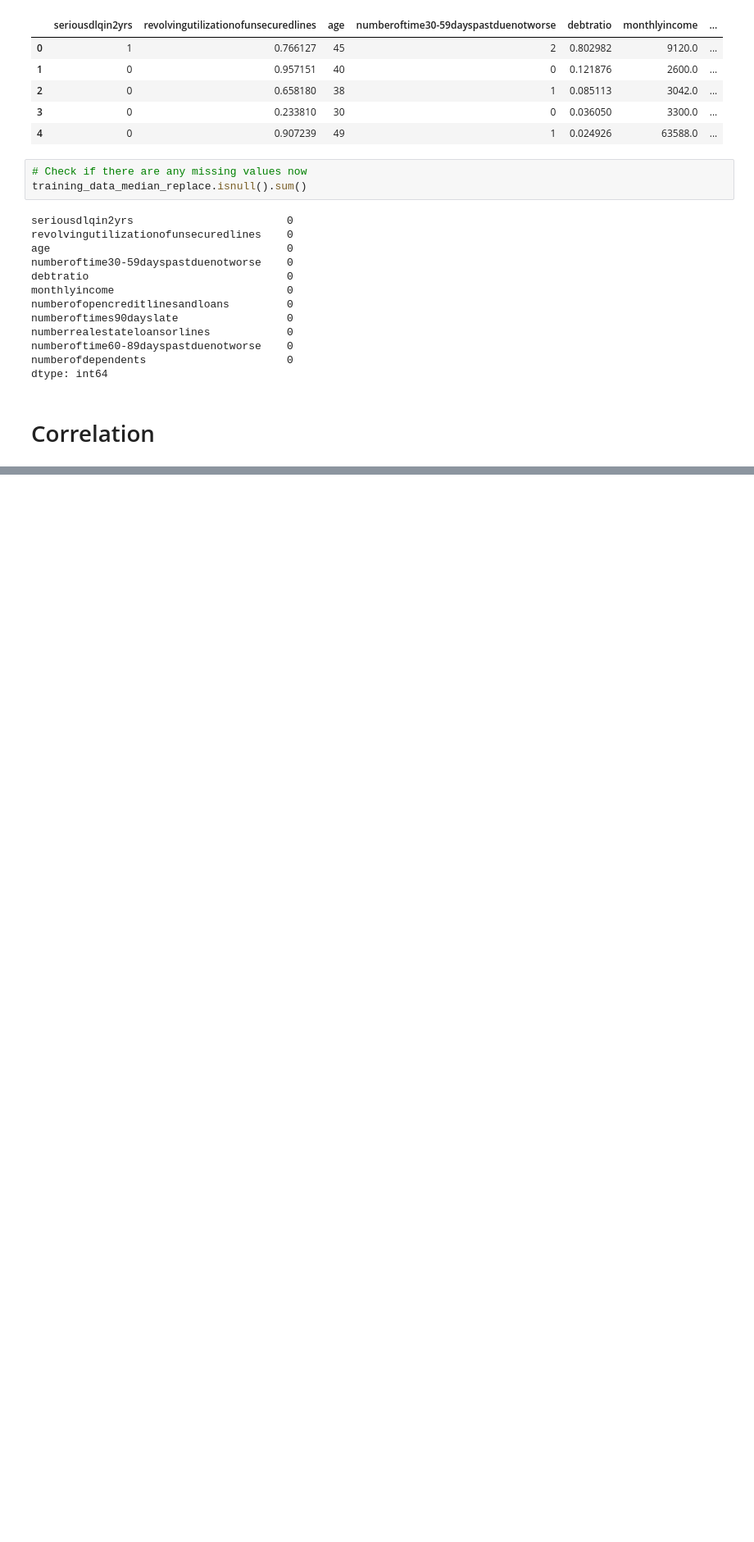
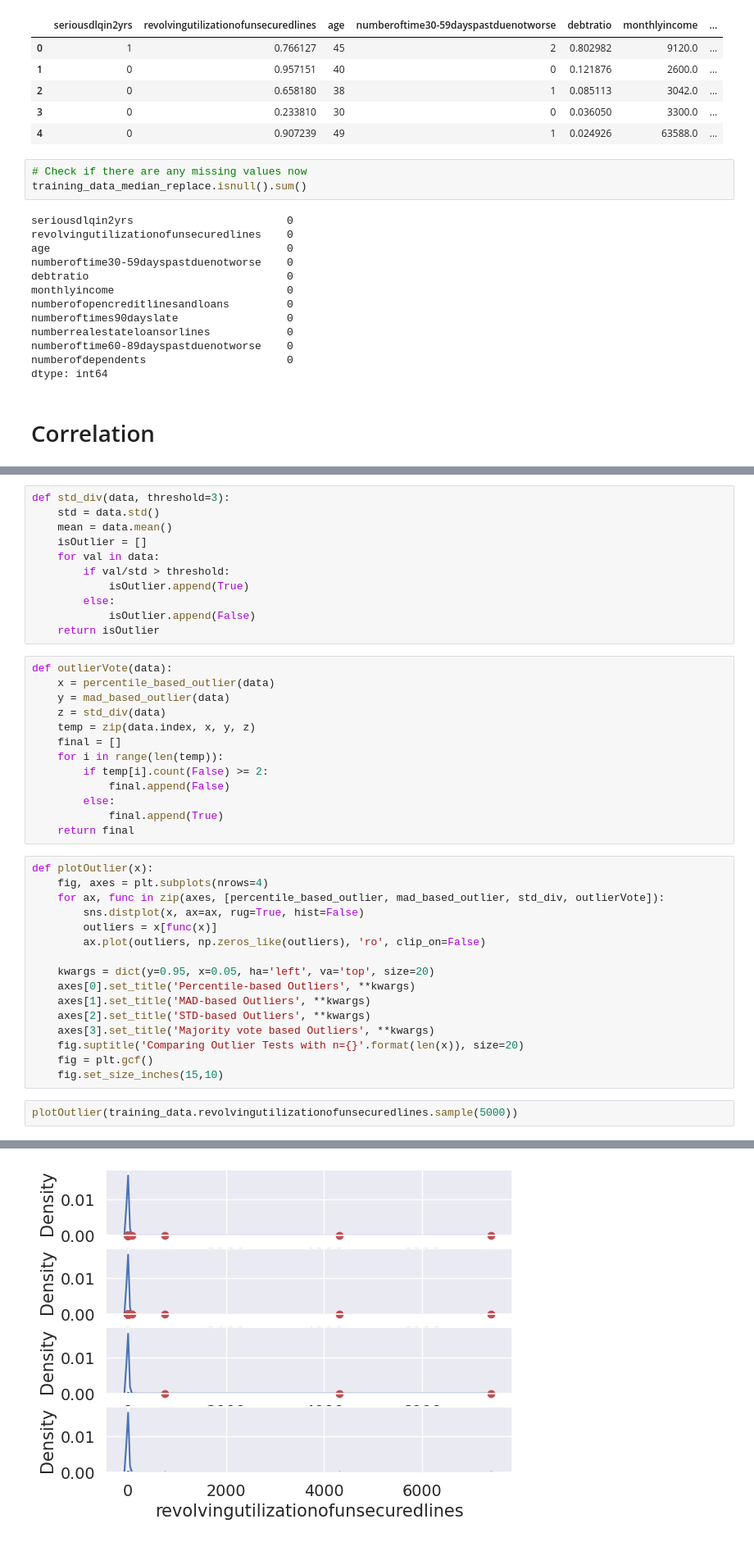
Before and after one commit to LiXinYiEmily/STAT3011_2324_GP7, a Jupyter notebook: replication.ipynb, the cells around one changed output, grey strips where cells are left out. Shown at 82% size. Drawn from its saved outputs; the diff is of its cells as text; blank space fills up the shorter version.

```diff
--- a/replication.ipynb
+++ b/replication.ipynb
@@ -213,0 +254,43 @@ dtype: int64
+# %%
+def std_div(data, threshold=3):
+    std = data.std()
+    mean = data.mean()
+    isOutlier = []
+    for val in data:
+        if val/std > threshold:
+            isOutlier.append(True)
+        else:
+            isOutlier.append(False)
+    return isOutlier
+# %%
+def outlierVote(data):
+    x = percentile_based_outlier(data)
+    y = mad_based_outlier(data)
+    z = std_div(data)
+    temp = zip(data.index, x, y, z)
+    final = []
+    for i in range(len(temp)):
+        if temp[i].count(False) >= 2:
+            final.append(False)
+        else:
+            final.append(True)
+    return final
+# %%
+def plotOutlier(x):
+    fig, axes = plt.subplots(nrows=4)
+    for ax, func in zip(axes, [percentile_based_outlier, mad_based_outlier, std_div, outlierVote]):
+        sns.distplot(x, ax=ax, rug=True, hist=False)
+        outliers = x[func(x)]
+        ax.plot(outliers, np.zeros_like(outliers), 'ro', clip_on=False)
+
+    kwargs = dict(y=0.95, x=0.05, ha='left', va='top', size=20)
+    axes[0].set_title('Percentile-based Outliers', **kwargs)
+    axes[1].set_title('MAD-based Outliers', **kwargs)
+    axes[2].set_title('STD-based Outliers', **kwargs)
+    axes[3].set_title('Majority vote based Outliers', **kwargs)
+    fig.suptitle('Comparing Outlier Tests with n={}'.format(len(x)), size=20)
+    fig = plt.gcf()
+    fig.set_size_inches(15,10)
+# %%
+plotOutlier(training_data.revolvingutilizationofunsecuredlines.sample(5000))
+# %% [output]
@@ -213,0 +315 @@ dtype: int64
+[figure, added]
```
Also changed, not shown: parts of 11 cells of this notebook.
